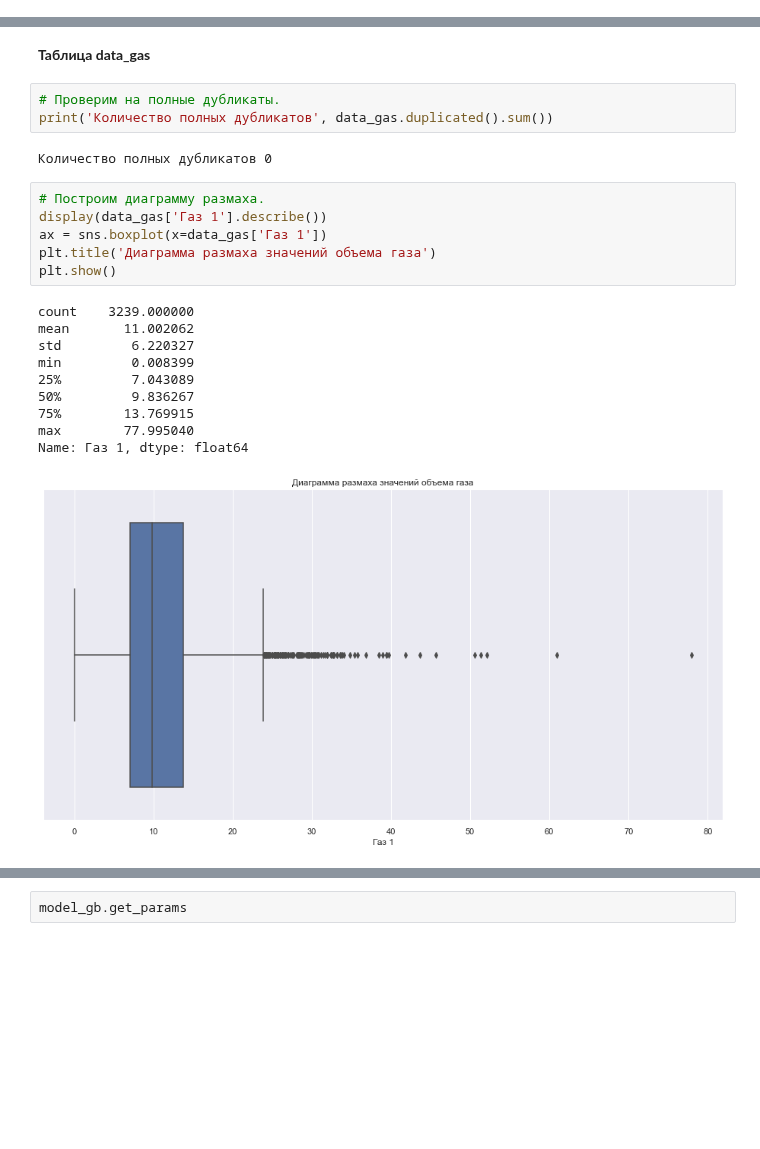
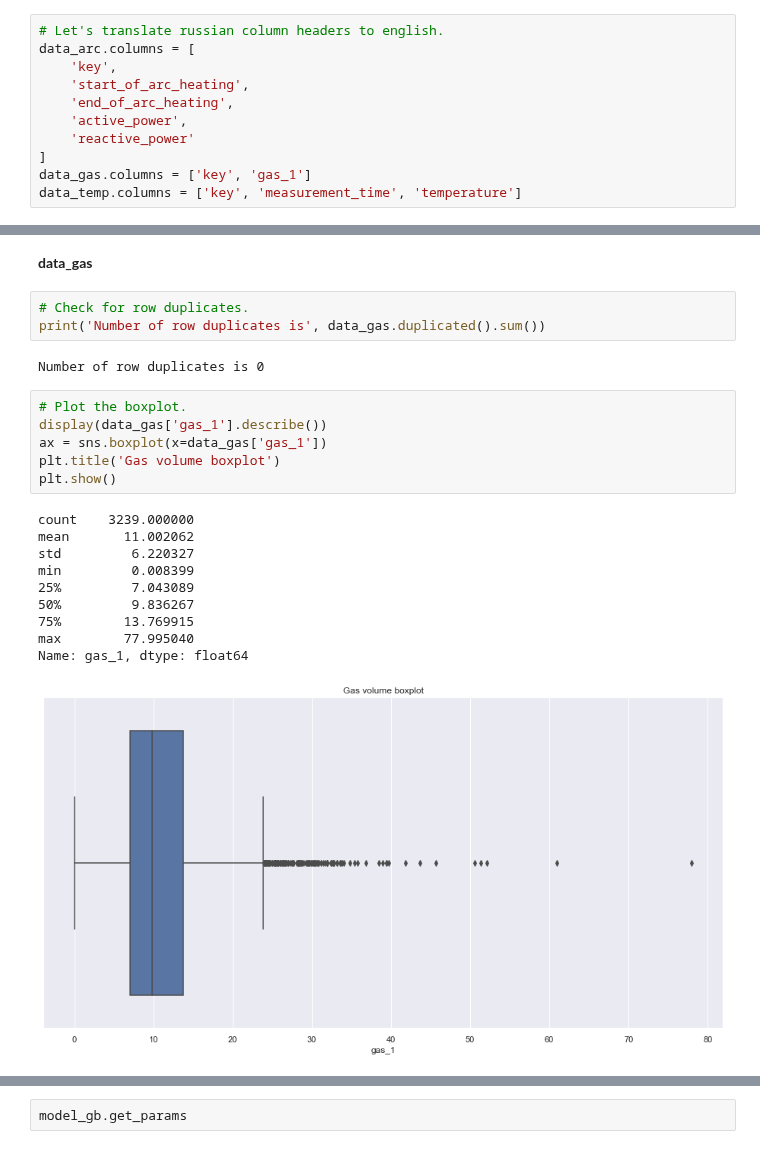
Before and after one commit to radio-raheem/my-projects, a Jupyter notebook: alloy_temperature_prediction/alloy_temp_prediction.ipynb, the cells around one changed output, grey strips where cells are left out. Cells and saved outputs as stored; diff of their text form; blank space fills up the shorter version.

```diff
--- a/alloy_temperature_prediction/alloy_temp_prediction.ipynb
+++ b/alloy_temperature_prediction/alloy_temp_prediction.ipynb
@@ -188,4 +194,15 @@ memory usage: 50.7 KB
 | 3238 | 3241 | 12.680959 |
 3239 rows × 2 columns
 ... (9 outputs left out)
+# %%
+# Let's translate russian column headers to english.
+data_arc.columns = [
+    'key',
+    'start_of_arc_heating',
+    'end_of_arc_heating',
+    'active_power',
+    'reactive_power'
+]
+data_gas.columns = ['key', 'gas_1']
+data_temp.columns = ['key', 'measurement_time', 'temperature']
 # %% [markdown]
@@ -560,27 +577,27 @@ Data columns (total 16 columns):
 dtypes: datetime64[ns](15), int64(1)
 memory usage: 391.2 KB
 # %% [markdown]
-**Таблица data_gas**
+**data_gas**
 # %%
-# Проверим на полные дубликаты.
-print('Количество полных дубликатов', data_gas.duplicated().sum())
+# Check for row duplicates.
+print('Number of row duplicates is', data_gas.duplicated().sum())
 # %% [output]
-Количество полных дубликатов 0
+Number of row duplicates is 0
 # %%
-# Построим диаграмму размаха.
-display(data_gas['Газ 1'].describe())
-ax = sns.boxplot(x=data_gas['Газ 1'])
-plt.title('Диаграмма размаха значений объема газа')
+# Plot the boxplot.
+display(data_gas['gas_1'].describe())
+ax = sns.boxplot(x=data_gas['gas_1'])
+plt.title('Gas volume boxplot')
 plt.show()
 # %% [output]
 count    3239.000000
 mean       11.002062
 std         6.220327
 min         0.008399
 25%         7.043089
 50%         9.836267
 75%        13.769915
 max        77.995040
-Name: Газ 1, dtype: float64
+Name: gas_1, dtype: float64
-[figure, old version]
+[figure, new version]
 # %%
```
Also changed, not shown: parts of 113 cells of this notebook.
